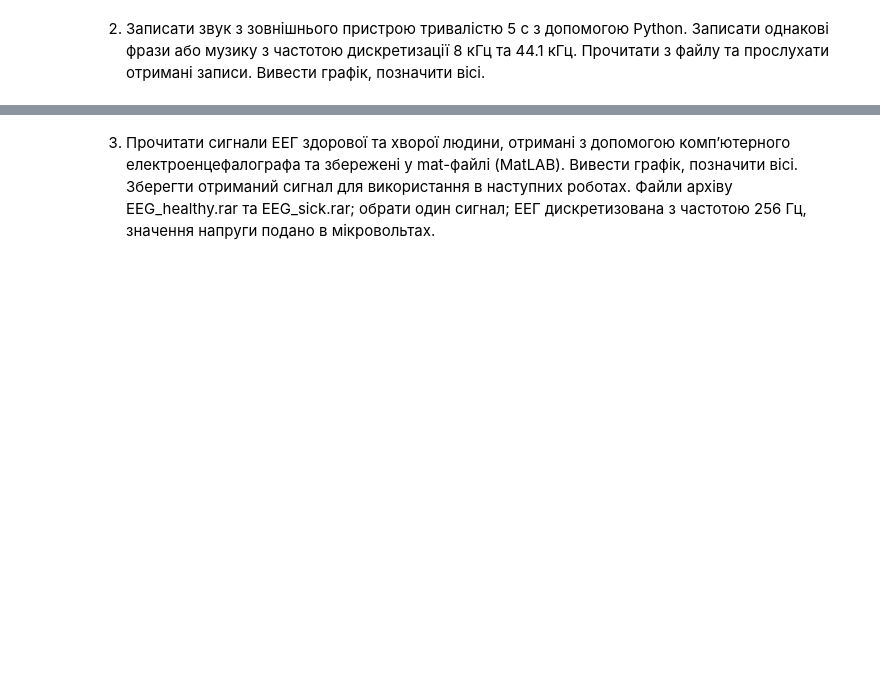
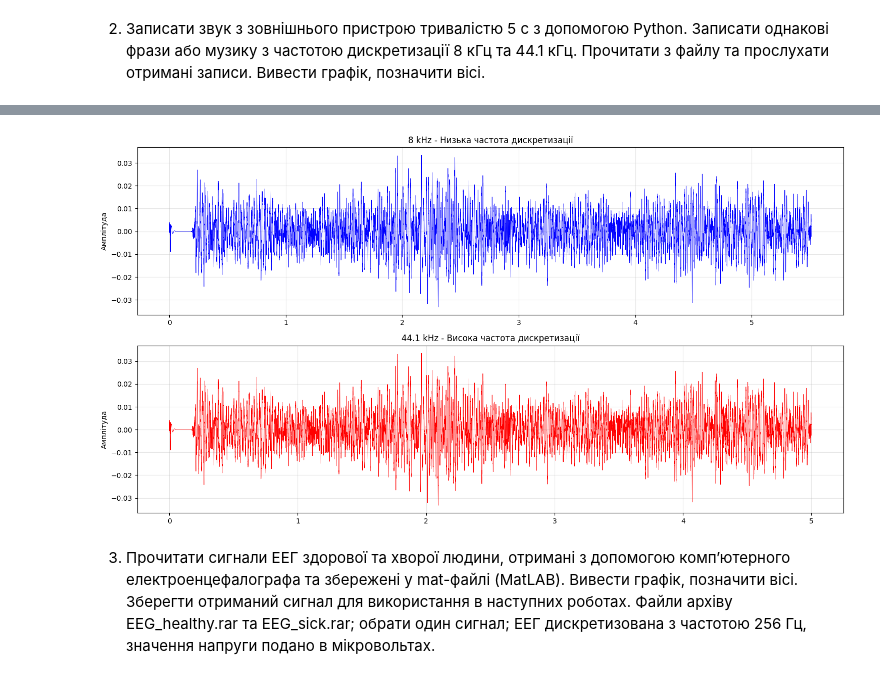
Before and after one commit to Ovkubiky/signalProcessing, a Jupyter notebook: hw1/hw1.ipynb, the cells around one changed output, grey strips where cells are left out. Cells and saved outputs as stored; diff of their text form; code cells hidden in the pictures; blank space fills up the shorter version.

```diff
--- a/hw1/hw1.ipynb
+++ b/hw1/hw1.ipynb
@@ -28,3 +172,42 @@ def calculate_signal_duration(signal, sampling_rate=256):
+# %%
+def plot_comparison():
+    sr1, data1 = wavfile.read("audio_8khz.wav")
+    sr2, data2 = wavfile.read("audio_44khz.wav")
+
+
+    if data1.dtype == np.int16:
+        data1 = data1.astype(np.float32) / 32767
+    if data2.dtype == np.int16:
+        data2 = data2.astype(np.float32) / 32767
+
+
+    time1 = np.arange(len(data1)) / sr1
+    time2 = np.arange(len(data2)) / sr2
+
+
+    fig, axes = plt.subplots(2, 1, figsize=(15, 8))
+
+    # 8 kHz
+    axes[0].plot(time1, data1, 'b-', linewidth=0.5)
+    axes[0].set_title('8 kHz - Низька частота дискретизації')
+    axes[0].set_ylabel('Амплітуда')
+    axes[0].grid(True, alpha=0.3)
+
+    # 44.1 kHz
+    axes[1].plot(time2, data2, 'r-', linewidth=0.5)
+    axes[1].set_title('44.1 kHz - Висока частота дискретизації')
+    axes[1].set_ylabel('Амплітуда')
+    axes[1].grid(True, alpha=0.3)
+
+    plt.tight_layout()
+    plt.show()
+
+    import os
+    size_8k = os.path.getsize("audio_8khz.wav")
+    size_44k = os.path.getsize("audio_44khz.wav")
+plot_comparison()
+# %% [output]
+[figure, added]
 # %% [markdown]
 3. Прочитати сигнали ЕЕГ здорової та хворої людини, отримані з допомогою комп’ютерного електроенцефалографа та збережені у mat-файлі (MatLAB). Вивести графік, позначити вісі. Зберегти отриманий сигнал для використання в наступних роботах.
 Файли архіву EEG_healthy.rar та EEG_sick.rar; обрати один сигнал; ЕЕГ дискретизована з частотою 256 Гц, значення напруги подано в мікровольтах.
```
Also changed, not shown: parts of 20 cells of this notebook.
